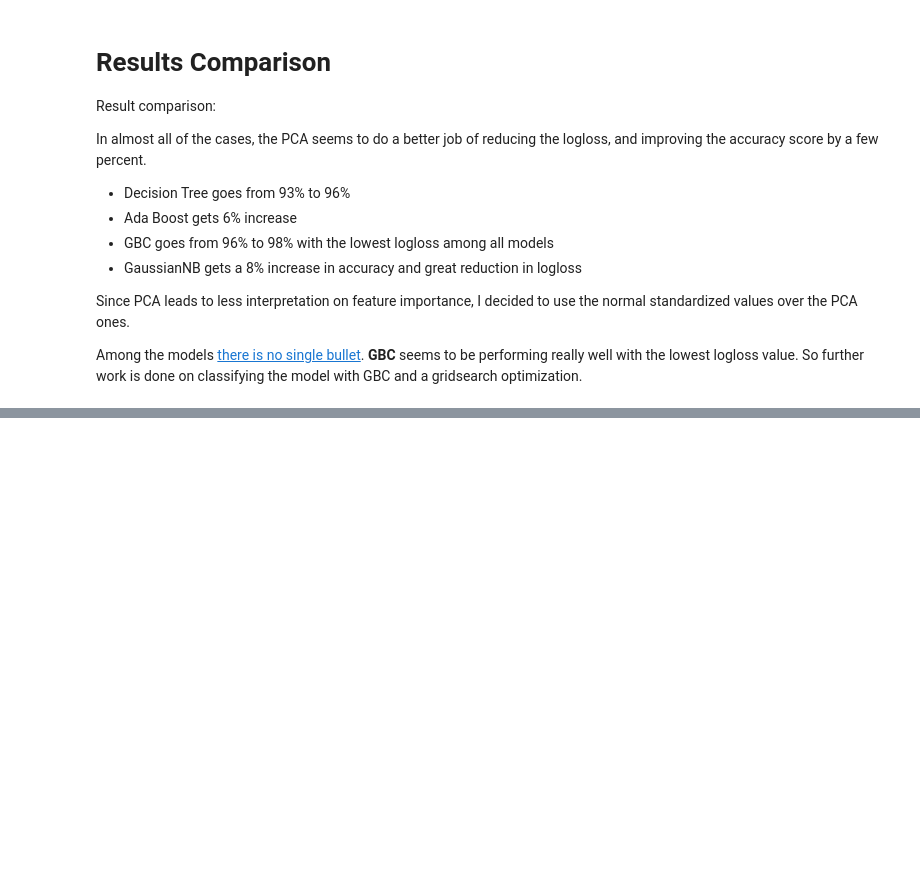
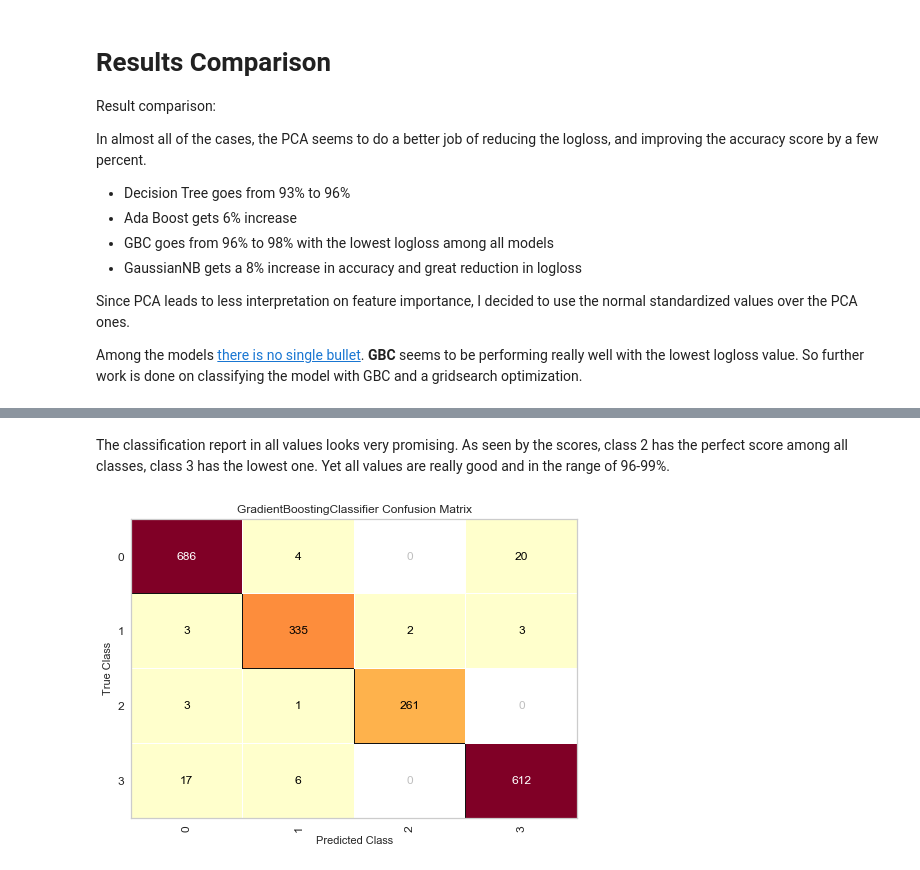
Before and after one commit to YM88/online_shoppers_intention, a Jupyter notebook: 004_CLASSIFICATION.ipynb, the cells around one changed output, grey strips where cells are left out. Saved outputs shown, nothing was run; the diff lists cells and outputs as text; code cells hidden in the pictures; blank space fills up the shorter version.

Commit message:
base model interpretation done, confusion matrix done, my head is going to explode

```diff
--- a/004_CLASSIFICATION.ipynb
+++ b/004_CLASSIFICATION.ipynb
@@ -215,0 +218,9 @@ gbc_model = GradientBoostingClassifier(n_estimators=100, random_state=42)
+# %%
+gbc_base = GradientBoostingClassifier(loss='deviance', learning_rate=0.1, n_estimators=100, subsample=1.0,
+                                      criterion='friedman_mse', min_samples_split=2, min_samples_leaf=1,
+                                      min_weight_fraction_leaf=0.0, max_depth=3, min_impurity_decrease=0.0,
+                                      min_impurity_split=None, init=None, random_state=42, max_features=None,
+                                      verbose=0, max_leaf_nodes=None, warm_start=False, presort='auto',
+                                      validation_fraction=0.1, n_iter_no_change=None, tol=0.0001)
+# almost all arguements are default values, I'm just making sure they're mentioned for feature optimizations.
+gbc_base.fit(X_train, y_train)
@@ -215,0 +253,2 @@ gbc_model = GradientBoostingClassifier(n_estimators=100, random_state=42)
+# %% [markdown]
+The classification report in all values looks very promising. As seen by the scores, class 2 has the perfect score among all classes, class 3 has the lowest one. Yet all values are really good and in the range of 96-99%.
@@ -215,0 +258,4 @@ gbc_model = GradientBoostingClassifier(n_estimators=100, random_state=42)
+# %%
+confusion_matrix(gbc_base, X_train, y_train, X_val, y_val);
+# %% [output]
+[figure, added]
```
Also changed, not shown: parts of 8 cells of this notebook.
